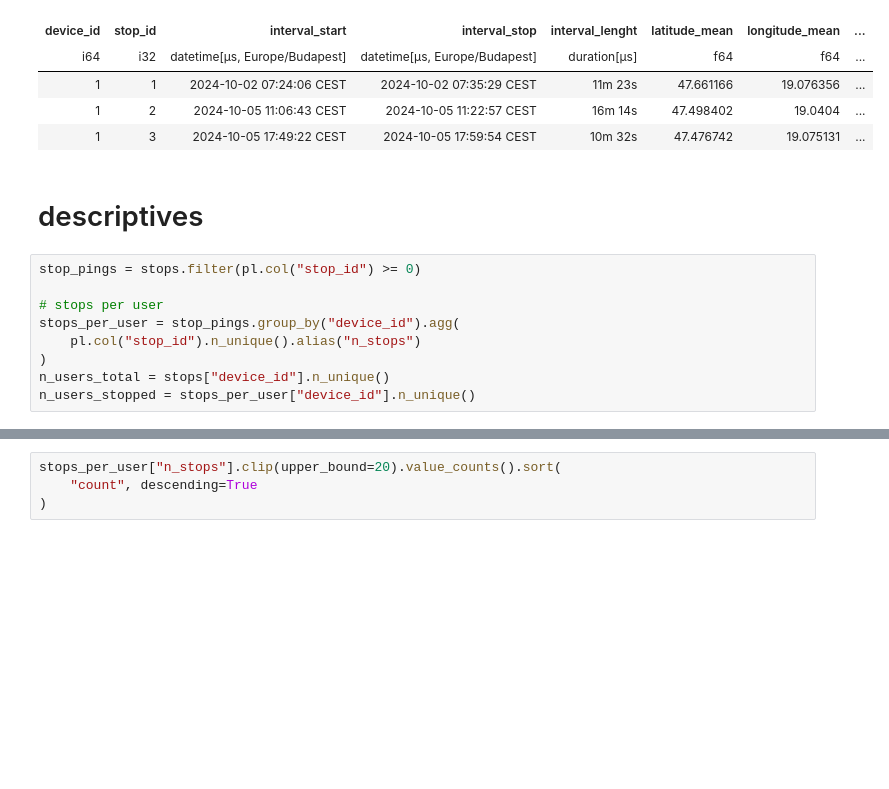
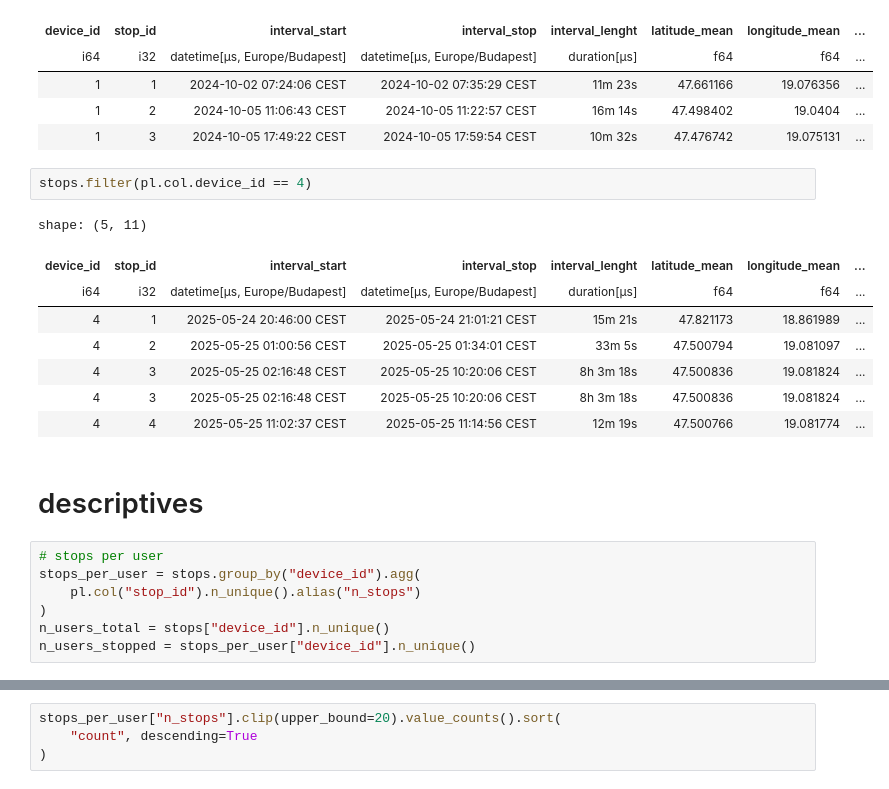
Before and after one commit to ANETILab/wp7_data_processing, a Jupyter notebook: src/05_analyze_stops.ipynb, the cells around one changed output, grey strips where cells are left out. Cells and saved outputs as stored; diff of their text form; blank space fills up the shorter version.

```diff
--- a/src/05_analyze_stops.ipynb
+++ b/src/05_analyze_stops.ipynb
@@ -24,13 +28,22 @@ shape: (3, 11)
 | 1 | 1 | 2024-10-02 07:24:06 CEST | 2024-10-02 07:35:29 CEST | 11m 23s | 47.661166 | 19.076356 | ... |
 | 1 | 2 | 2024-10-05 11:06:43 CEST | 2024-10-05 11:22:57 CEST | 16m 14s | 47.498402 | 19.0404 | ... |
 | 1 | 3 | 2024-10-05 17:49:22 CEST | 2024-10-05 17:59:54 CEST | 10m 32s | 47.476742 | 19.075131 | ... |
+# %%
+stops.filter(pl.col.device_id == 4)
+# %% [output]
+shape: (5, 11)
+| device_id | stop_id | interval_start | interval_stop | interval_lenght | latitude_mean | longitude_mean | ... |
+| i64 | i32 | datetime[μs, Europe/Budapest] | datetime[μs, Europe/Budapest] | duration[μs] | f64 | f64 | ... |
+| 4 | 1 | 2025-05-24 20:46:00 CEST | 2025-05-24 21:01:21 CEST | 15m 21s | 47.821173 | 18.861989 | ... |
+| 4 | 2 | 2025-05-25 01:00:56 CEST | 2025-05-25 01:34:01 CEST | 33m 5s | 47.500794 | 19.081097 | ... |
+| 4 | 3 | 2025-05-25 02:16:48 CEST | 2025-05-25 10:20:06 CEST | 8h 3m 18s | 47.500836 | 19.081824 | ... |
+| 4 | 3 | 2025-05-25 02:16:48 CEST | 2025-05-25 10:20:06 CEST | 8h 3m 18s | 47.500836 | 19.081824 | ... |
+| 4 | 4 | 2025-05-25 11:02:37 CEST | 2025-05-25 11:14:56 CEST | 12m 19s | 47.500766 | 19.081774 | ... |
 # %% [markdown]
 # descriptives
 # %%
-stop_pings = stops.filter(pl.col("stop_id") >= 0)
-
 # stops per user
-stops_per_user = stop_pings.group_by("device_id").agg(
+stops_per_user = stops.group_by("device_id").agg(
     pl.col("stop_id").n_unique().alias("n_stops")
 )
 n_users_total = stops["device_id"].n_unique()
```
Also changed, not shown: parts of 20 cells of this notebook.
